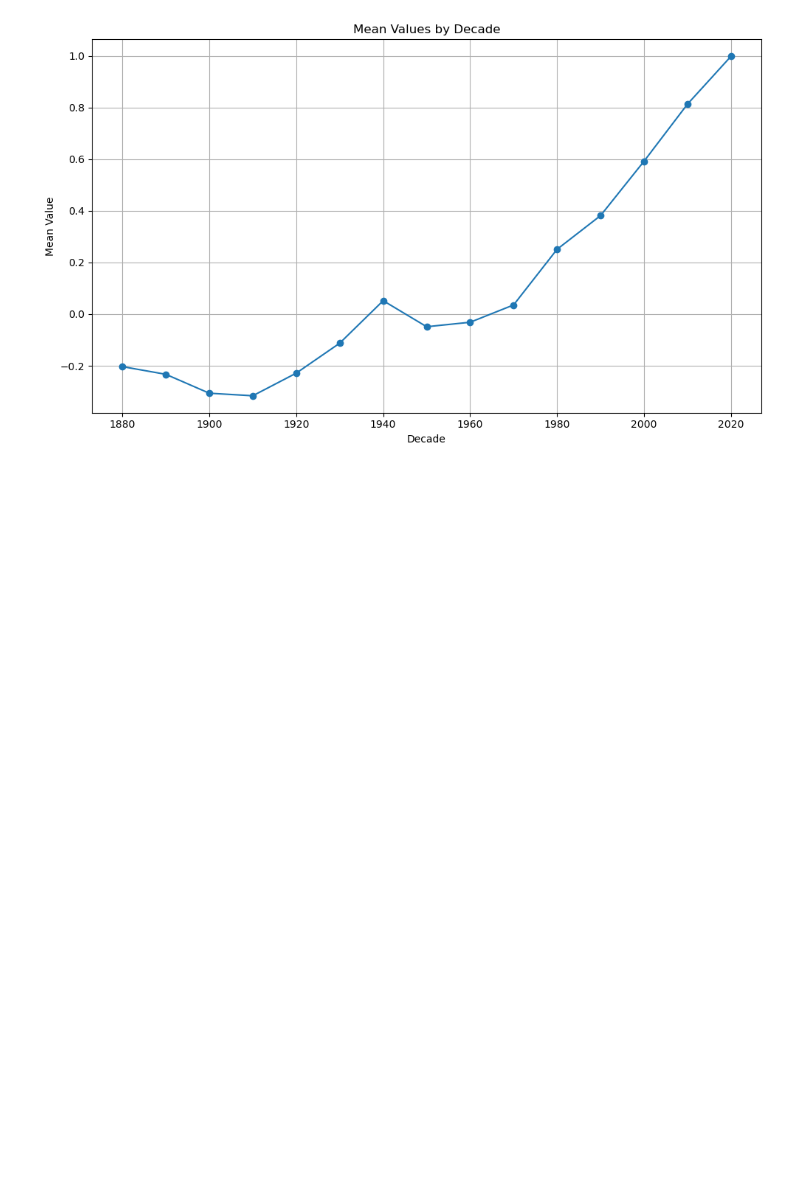
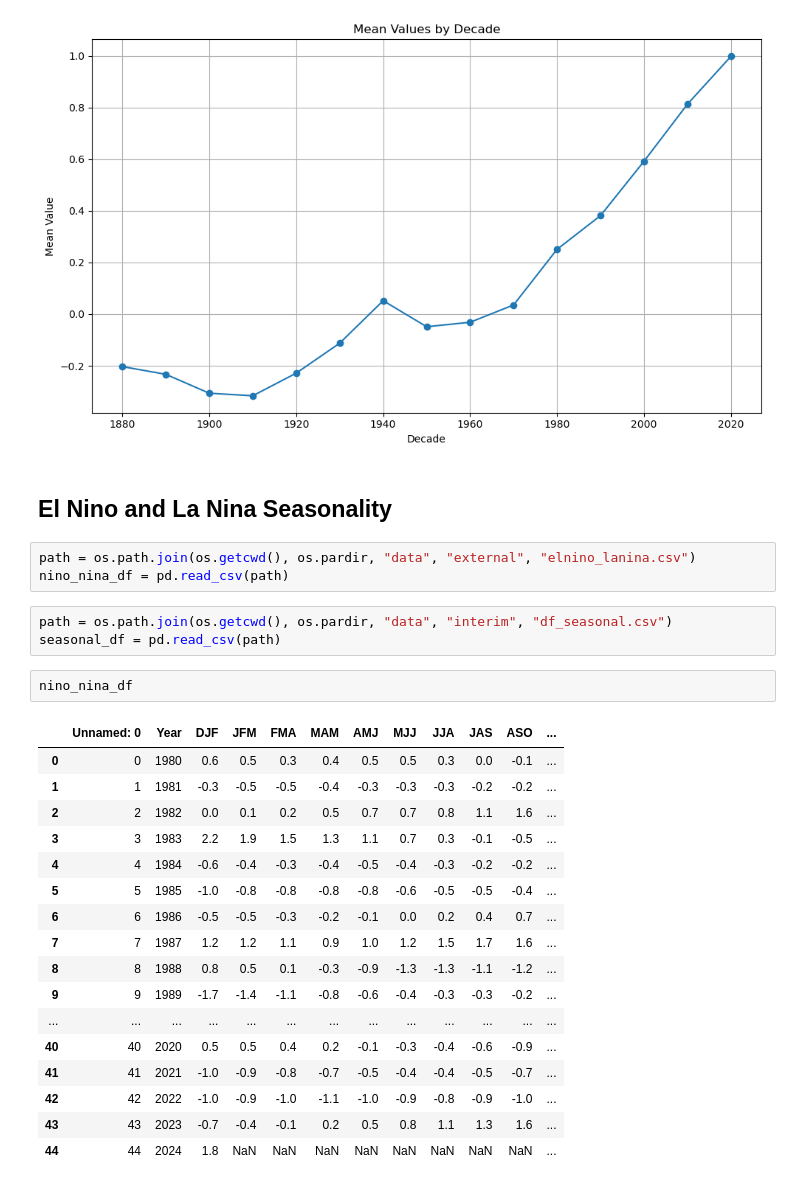
Before and after one commit to SoffieW/climate_repo, a Jupyter notebook: notebooks/explore_seasonality.ipynb, the cells around one changed output. Cells and saved outputs as stored; diff of their text form; blank space fills up the shorter version.

```diff
--- a/notebooks/explore_seasonality.ipynb
+++ b/notebooks/explore_seasonality.ipynb
@@ -153,3 +167,31 @@ plt.tight_layout()
 plt.show()
 # %% [output]
 [figure]
+# %% [markdown]
+## El Nino and La Nina Seasonality
+# %%
+path = os.path.join(os.getcwd(), os.pardir, "data", "external", "elnino_lanina.csv")
+nino_nina_df = pd.read_csv(path)
+# %%
+path = os.path.join(os.getcwd(), os.pardir, "data", "interim", "df_seasonal.csv")
+seasonal_df = pd.read_csv(path)
+# %%
+nino_nina_df
+# %% [output]
+|  | Unnamed: 0 | Year | DJF | JFM | FMA | MAM | AMJ | MJJ | JJA | JAS | ASO | ... |
+| 0 | 0 | 1980 | 0.6 | 0.5 | 0.3 | 0.4 | 0.5 | 0.5 | 0.3 | 0.0 | -0.1 | ... |
+| 1 | 1 | 1981 | -0.3 | -0.5 | -0.5 | -0.4 | -0.3 | -0.3 | -0.3 | -0.2 | -0.2 | ... |
+| 2 | 2 | 1982 | 0.0 | 0.1 | 0.2 | 0.5 | 0.7 | 0.7 | 0.8 | 1.1 | 1.6 | ... |
+| 3 | 3 | 1983 | 2.2 | 1.9 | 1.5 | 1.3 | 1.1 | 0.7 | 0.3 | -0.1 | -0.5 | ... |
+| 4 | 4 | 1984 | -0.6 | -0.4 | -0.3 | -0.4 | -0.5 | -0.4 | -0.3 | -0.2 | -0.2 | ... |
+| 5 | 5 | 1985 | -1.0 | -0.8 | -0.8 | -0.8 | -0.8 | -0.6 | -0.5 | -0.5 | -0.4 | ... |
+| 6 | 6 | 1986 | -0.5 | -0.5 | -0.3 | -0.2 | -0.1 | 0.0 | 0.2 | 0.4 | 0.7 | ... |
+| 7 | 7 | 1987 | 1.2 | 1.2 | 1.1 | 0.9 | 1.0 | 1.2 | 1.5 | 1.7 | 1.6 | ... |
+| 8 | 8 | 1988 | 0.8 | 0.5 | 0.1 | -0.3 | -0.9 | -1.3 | -1.3 | -1.1 | -1.2 | ... |
+| 9 | 9 | 1989 | -1.7 | -1.4 | -1.1 | -0.8 | -0.6 | -0.4 | -0.3 | -0.3 | -0.2 | ... |
+| ... | ... | ... | ... | ... | ... | ... | ... | ... | ... | ... | ... | ... |
+| 40 | 40 | 2020 | 0.5 | 0.5 | 0.4 | 0.2 | -0.1 | -0.3 | -0.4 | -0.6 | -0.9 | ... |
+| 41 | 41 | 2021 | -1.0 | -0.9 | -0.8 | -0.7 | -0.5 | -0.4 | -0.4 | -0.5 | -0.7 | ... |
+| 42 | 42 | 2022 | -1.0 | -0.9 | -1.0 | -1.1 | -1.0 | -0.9 | -0.8 | -0.9 | -1.0 | ... |
+| 43 | 43 | 2023 | -0.7 | -0.4 | -0.1 | 0.2 | 0.5 | 0.8 | 1.1 | 1.3 | 1.6 | ... |
+| 44 | 44 | 2024 | 1.8 | NaN | NaN | NaN | NaN | NaN | NaN | NaN | NaN | ... |
```
Also changed, not shown: parts of 16 cells of this notebook, 22 other files.
